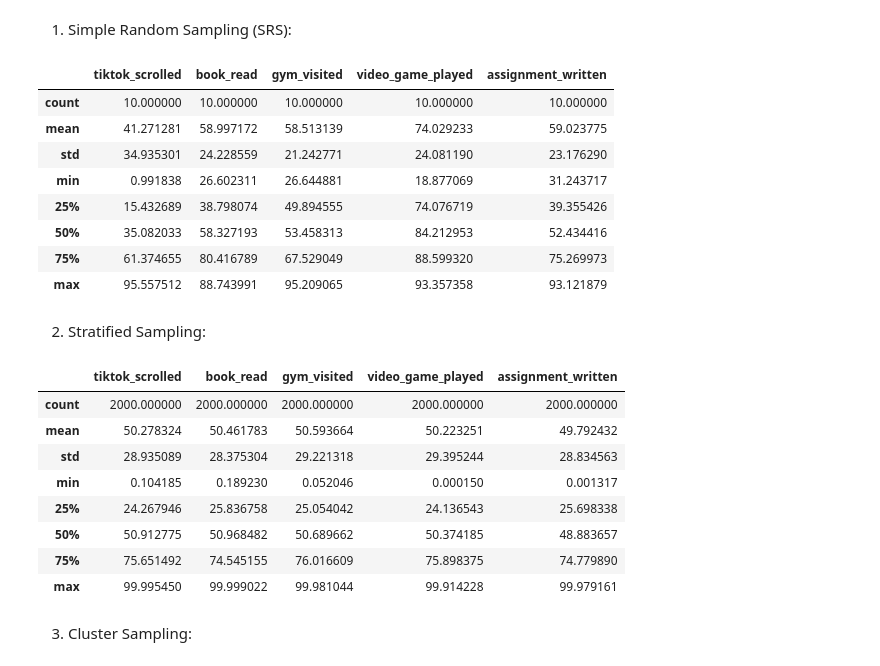
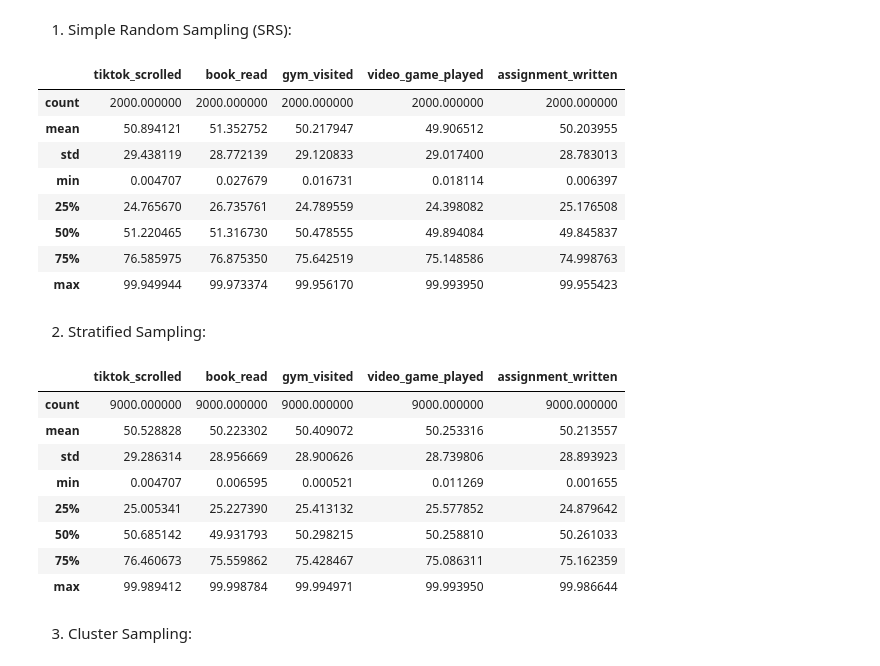
Before and after one commit to yenokhakobyan/Introduction-To-Data-Science-PA, a Jupyter notebook: lecturer_notes/20.0 Introduction_ot_hypothesis_testing.ipynb, the cells around one changed output. Saved outputs shown, nothing was run; the diff lists cells and outputs as text; code cells hidden in the pictures.

```diff
--- a/lecturer_notes/20.0 Introduction_ot_hypothesis_testing.ipynb
+++ b/lecturer_notes/20.0 Introduction_ot_hypothesis_testing.ipynb
@@ -222,39 +222,39 @@ df.describe()
 # %%
 
 # Simple Random Sampling. Try playing with the n which is sample size. Any annomalize?
-srs_sample = df.sample(n=10, random_state=1)
+srs_sample = df.sample(n=2000)
 
 srs_sample.describe()
 # %% [output]
 |  | tiktok_scrolled | book_read | gym_visited | video_game_played | assignment_written |
-| count | 10.000000 | 10.000000 | 10.000000 | 10.000000 | 10.000000 |
-| mean | 41.271281 | 58.997172 | 58.513139 | 74.029233 | 59.023775 |
-| std | 34.935301 | 24.228559 | 21.242771 | 24.081190 | 23.176290 |
-| min | 0.991838 | 26.602311 | 26.644881 | 18.877069 | 31.243717 |
-| 25% | 15.432689 | 38.798074 | 49.894555 | 74.076719 | 39.355426 |
-| 50% | 35.082033 | 58.327193 | 53.458313 | 84.212953 | 52.434416 |
-| 75% | 61.374655 | 80.416789 | 67.529049 | 88.599320 | 75.269973 |
-| max | 95.557512 | 88.743991 | 95.209065 | 93.357358 | 93.121879 |
+| count | 2000.000000 | 2000.000000 | 2000.000000 | 2000.000000 | 2000.000000 |
+| mean | 50.894121 | 51.352752 | 50.217947 | 49.906512 | 50.203955 |
+| std | 29.438119 | 28.772139 | 29.120833 | 29.017400 | 28.783013 |
+| min | 0.004707 | 0.027679 | 0.016731 | 0.018114 | 0.006397 |
+| 25% | 24.765670 | 26.735761 | 24.789559 | 24.398082 | 25.176508 |
+| 50% | 51.220465 | 51.316730 | 50.478555 | 49.894084 | 49.845837 |
+| 75% | 76.585975 | 76.875350 | 75.642519 | 75.148586 | 74.998763 |
+| max | 99.949944 | 99.973374 | 99.956170 | 99.993950 | 99.955423 |
 # %% [markdown]
 2. Stratified Sampling:
 # %%
 from sklearn.model_selection import train_test_split
 
 # Assume df has a categorical variable 'category' and you want to do a stratified sample of 20% data
-strat_sample, _ = train_test_split(df, test_size=0.8, stratify=df['category'], random_state=1)
+strat_sample, _ = train_test_split(df, test_size=0.1, stratify=df['category'], random_state=2)
 
 # Check if the category counts are the same or not?
 strat_sample.describe()
 # %% [output]
 |  | tiktok_scrolled | book_read | gym_visited | video_game_played | assignment_written |
-| count | 2000.000000 | 2000.000000 | 2000.000000 | 2000.000000 | 2000.000000 |
-| mean | 50.278324 | 50.461783 | 50.593664 | 50.223251 | 49.792432 |
-| std | 28.935089 | 28.375304 | 29.221318 | 29.395244 | 28.834563 |
-| min | 0.104185 | 0.189230 | 0.052046 | 0.000150 | 0.001317 |
-| 25% | 24.267946 | 25.836758 | 25.054042 | 24.136543 | 25.698338 |
-| 50% | 50.912775 | 50.968482 | 50.689662 | 50.374185 | 48.883657 |
-| 75% | 75.651492 | 74.545155 | 76.016609 | 75.898375 | 74.779890 |
-| max | 99.995450 | 99.999022 | 99.981044 | 99.914228 | 99.979161 |
+| count | 9000.000000 | 9000.000000 | 9000.000000 | 9000.000000 | 9000.000000 |
+| mean | 50.528828 | 50.223302 | 50.409072 | 50.253316 | 50.213557 |
+| std | 29.286314 | 28.956669 | 28.900626 | 28.739806 | 28.893923 |
+| min | 0.004707 | 0.006595 | 0.000521 | 0.011269 | 0.001655 |
+| 25% | 25.005341 | 25.227390 | 25.413132 | 25.577852 | 24.879642 |
+| 50% | 50.685142 | 49.931793 | 50.298215 | 50.258810 | 50.261033 |
+| 75% | 76.460673 | 75.559862 | 75.428467 | 75.086311 | 75.162359 |
+| max | 99.989412 | 99.998784 | 99.994971 | 99.993950 | 99.986644 |
 # %% [markdown]
 3. Cluster Sampling:
 # %%
```
Also changed, not shown: parts of 4 cells of this notebook, 1 other file.
